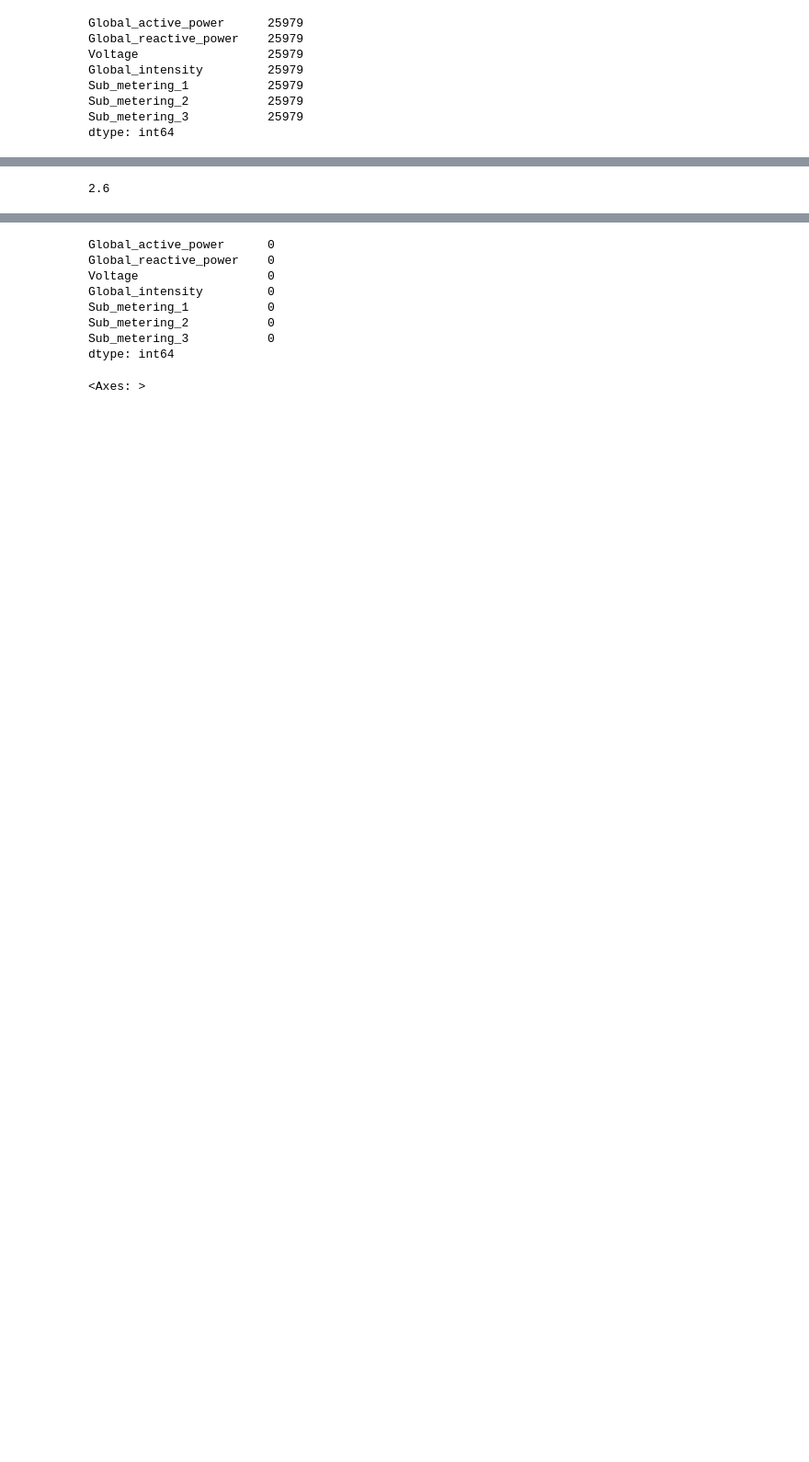
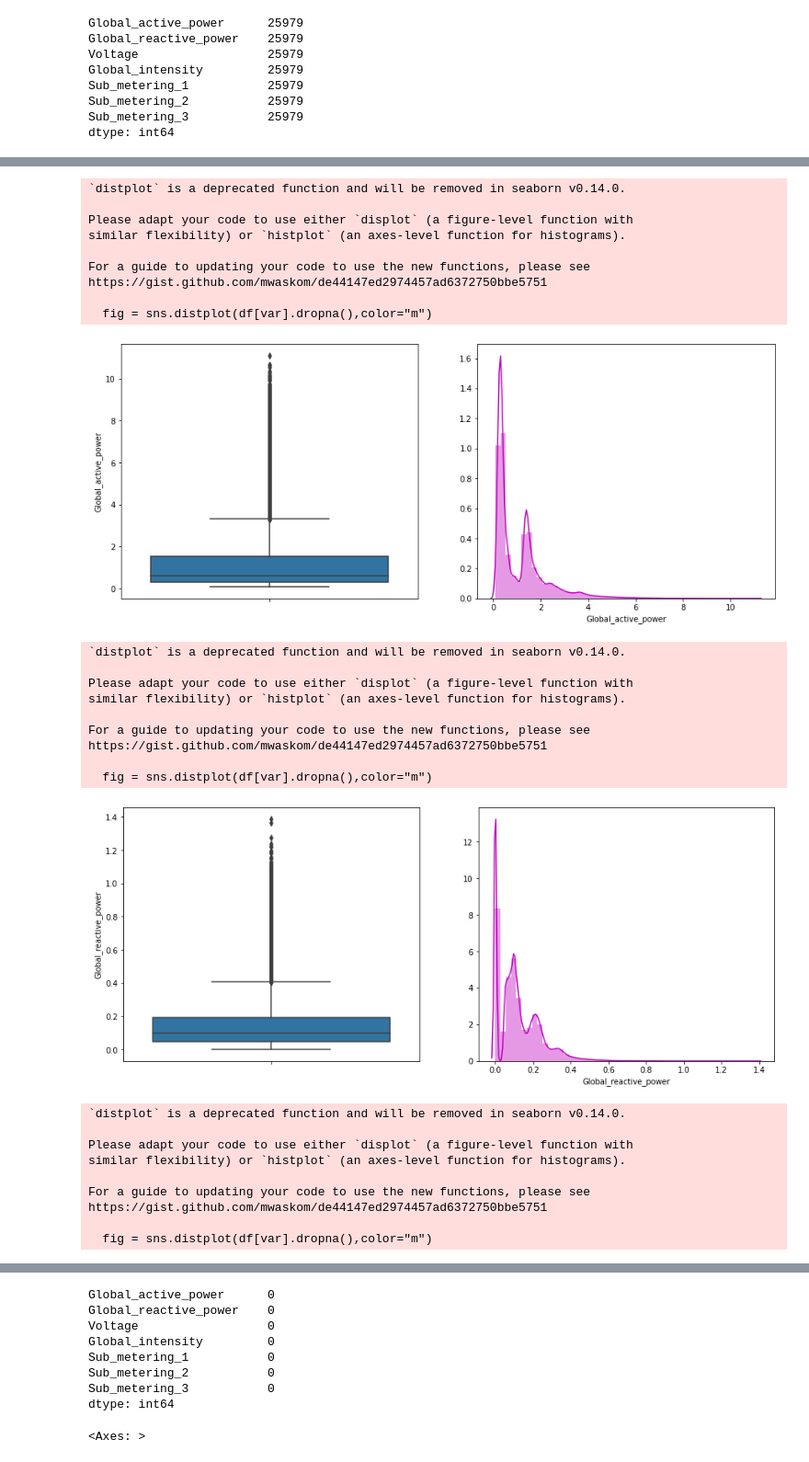
Before and after one commit to NileshCT/Linear_Regression_Modelling, a Jupyter notebook: Linear_Regression_Model_using_household_power_consumption.ipynb, the cells around one changed output, grey strips where cells are left out. Shown: that part at 92% size. Drawn from its saved outputs; the diff is of its cells as text; code cells hidden in the pictures; blank space fills up the shorter version.

```diff
--- a/Linear_Regression_Model_using_household_power_consumption.ipynb
+++ b/Linear_Regression_Model_using_household_power_consumption.ipynb
@@ -179,4 +179,48 @@ array([[<Axes: title={'center': 'Global_active_power'}>,
-# %%
-np.median(df['Global_intensity'])
-# %% [output]
-2.6
+# %%
+#Box plot with distplot
+numeric_features =df.describe().columns
+numeric_features
+
+for var in numeric_features:
+    plt.figure(figsize=(15,6))
+    plt.subplot(1, 2, 1)
+    fig = sns.boxplot(y=df[var])
+    fig.set_title('')
+    fig.set_ylabel(var)
+
+    plt.subplot(1, 2, 2)
+    fig = sns.distplot(df[var].dropna(),color="m")
+    fig.set_ylabel('')
+    fig.set_xlabel(var)
+
+    plt.show()
+# %% [output]
+`distplot` is a deprecated function and will be removed in seaborn v0.14.0.
+
+Please adapt your code to use either `displot` (a figure-level function with
+similar flexibility) or `histplot` (an axes-level function for histograms).
+
+For a guide to updating your code to use the new functions, please see
+https://gist.github.com/mwaskom/de44147ed2974457ad6372750bbe5751
+
+  fig = sns.distplot(df[var].dropna(),color="m")
+[figure, added]
+`distplot` is a deprecated function and will be removed in seaborn v0.14.0.
+
+Please adapt your code to use either `displot` (a figure-level function with
+similar flexibility) or `histplot` (an axes-level function for histograms).
+
+For a guide to updating your code to use the new functions, please see
+https://gist.github.com/mwaskom/de44147ed2974457ad6372750bbe5751
+
+  fig = sns.distplot(df[var].dropna(),color="m")
+[figure, added]
+`distplot` is a deprecated function and will be removed in seaborn v0.14.0.
+
+Please adapt your code to use either `displot` (a figure-level function with
+similar flexibility) or `histplot` (an axes-level function for histograms).
+
+For a guide to updating your code to use the new functions, please see
+https://gist.github.com/mwaskom/de44147ed2974457ad6372750bbe5751
+
+  fig = sns.distplot(df[var].dropna(),color="m")
```
Also changed, not shown: parts of 54 cells of this notebook.
